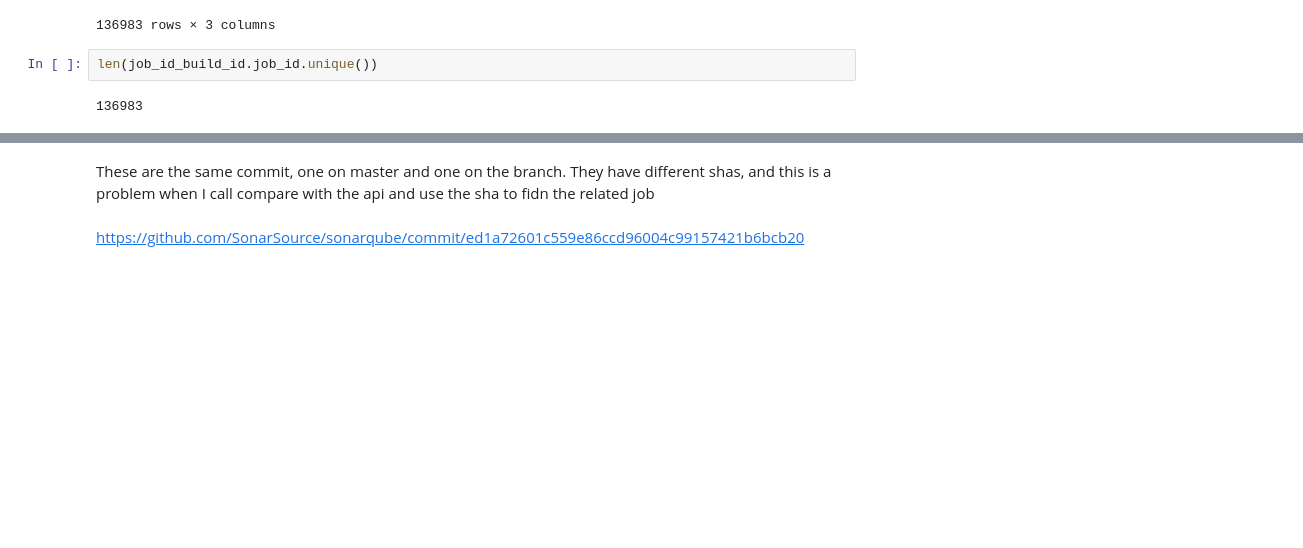
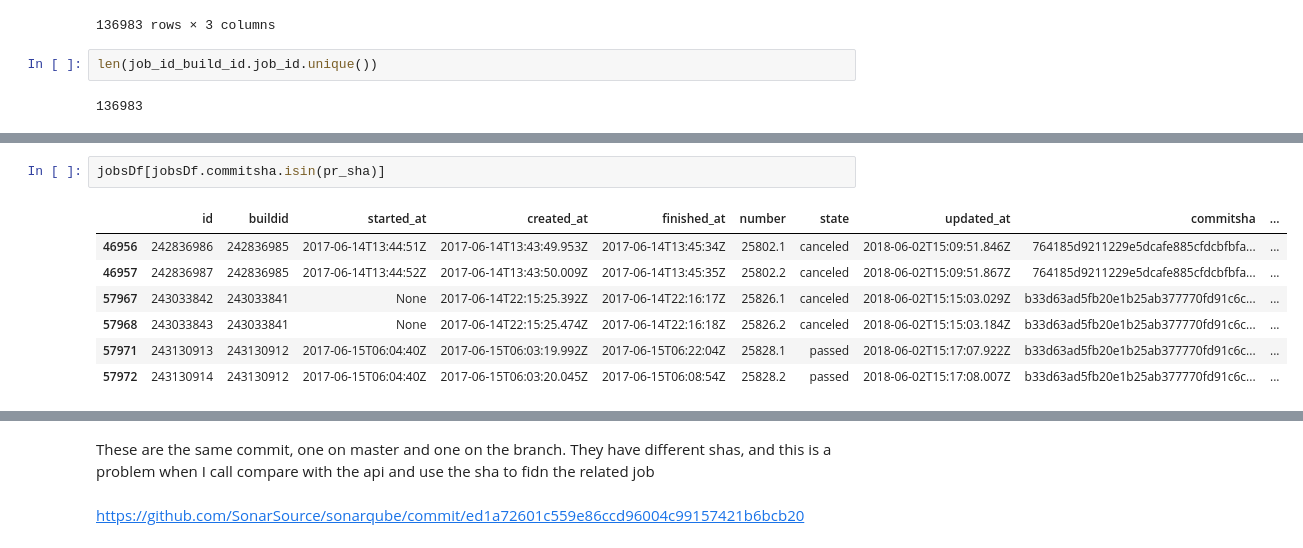
Before and after one commit to IncioMan/Continuous-Integration-metrics-for-post-release-bugs-prediction, a Jupyter notebook: notebooks/Job parser.ipynb, the cells around one changed output, grey strips where cells are left out. Saved outputs shown, nothing was run; the diff lists cells and outputs as text; blank space fills up the shorter version.

```diff
--- a/notebooks/Job parser.ipynb
+++ b/notebooks/Job parser.ipynb
@@ -143,0 +193,10 @@ jobsDf[jobsDf.commitmessage == "use try-with-ressource to write log4j ES propert
+# %%
+jobsDf[jobsDf.commitsha.isin(pr_sha)]
+# %% [output]
+|  | id | buildid | started_at | created_at | finished_at | number | state | updated_at | commitsha | ... |
+| 46956 | 242836986 | 242836985 | 2017-06-14T13:44:51Z | 2017-06-14T13:43:49.953Z | 2017-06-14T13:45:34Z | 25802.1 | canceled | 2018-06-02T15:09:51.846Z | 764185d9211229e5dcafe885cfdcbfbfa... | ... |
+| 46957 | 242836987 | 242836985 | 2017-06-14T13:44:52Z | 2017-06-14T13:43:50.009Z | 2017-06-14T13:45:35Z | 25802.2 | canceled | 2018-06-02T15:09:51.867Z | 764185d9211229e5dcafe885cfdcbfbfa... | ... |
+| 57967 | 243033842 | 243033841 | None | 2017-06-14T22:15:25.392Z | 2017-06-14T22:16:17Z | 25826.1 | canceled | 2018-06-02T15:15:03.029Z | b33d63ad5fb20e1b25ab377770fd91c6c... | ... |
+| 57968 | 243033843 | 243033841 | None | 2017-06-14T22:15:25.474Z | 2017-06-14T22:16:18Z | 25826.2 | canceled | 2018-06-02T15:15:03.184Z | b33d63ad5fb20e1b25ab377770fd91c6c... | ... |
+| 57971 | 243130913 | 243130912 | 2017-06-15T06:04:40Z | 2017-06-15T06:03:19.992Z | 2017-06-15T06:22:04Z | 25828.1 | passed | 2018-06-02T15:17:07.922Z | b33d63ad5fb20e1b25ab377770fd91c6c... | ... |
+| 57972 | 243130914 | 243130912 | 2017-06-15T06:04:40Z | 2017-06-15T06:03:20.045Z | 2017-06-15T06:08:54Z | 25828.2 | passed | 2018-06-02T15:17:08.007Z | b33d63ad5fb20e1b25ab377770fd91c6c... | ... |
```
Also changed, not shown: parts of 19 cells of this notebook, 5 other files.
